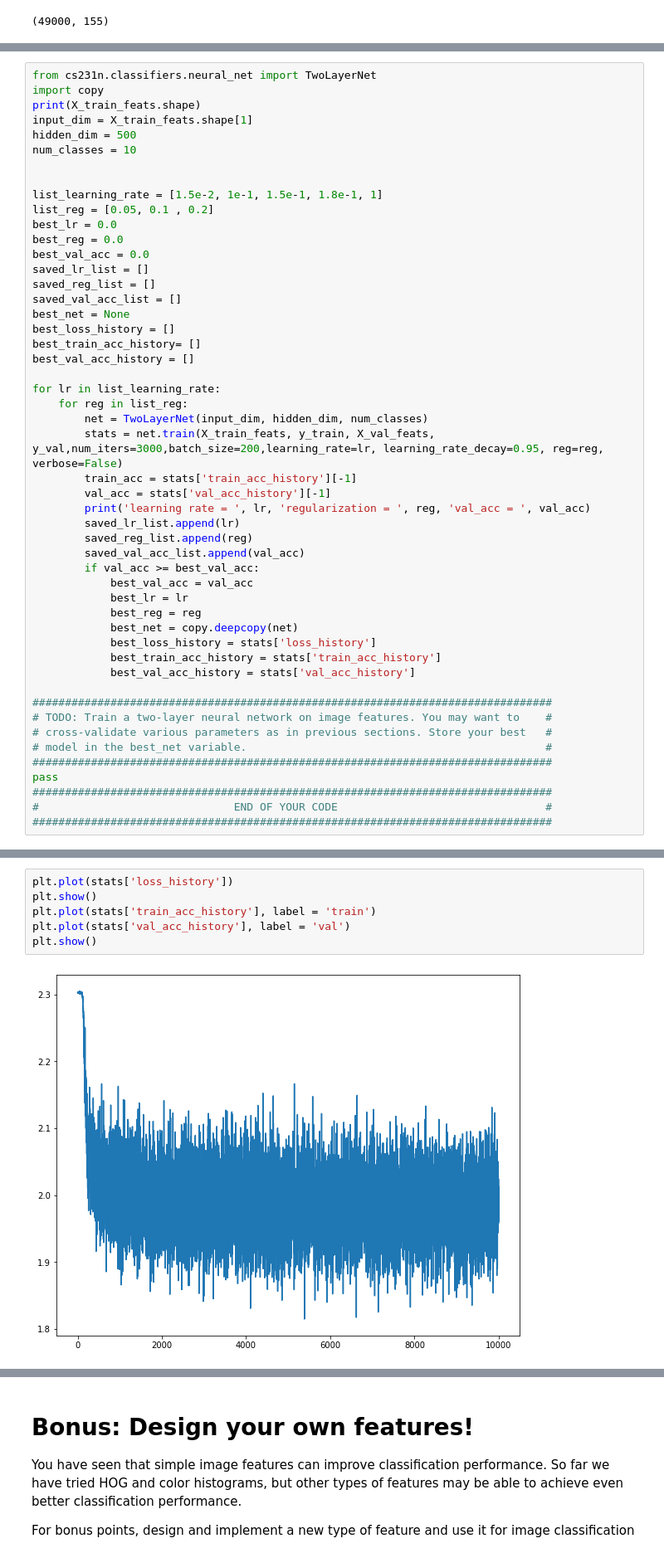
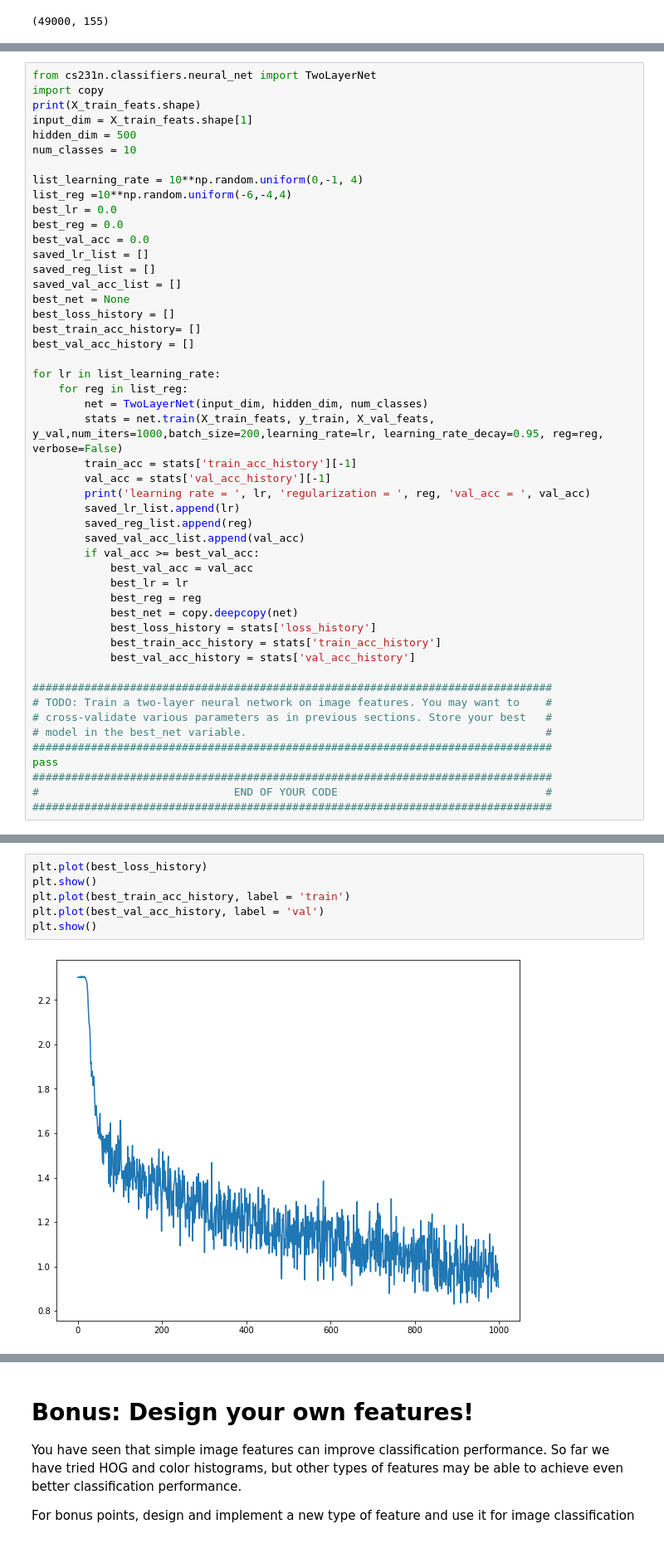
Before and after one commit to loggerJK/cs231n, a Jupyter notebook: assignment1/features.ipynb, the cells around one changed output, grey strips where cells are left out. Shown: that part at 83% size. Drawn from its saved outputs; the diff is of its cells as text.

```diff
--- a/assignment1/features.ipynb
+++ b/assignment1/features.ipynb
@@ -264,9 +271,8 @@ input_dim = X_train_feats.shape[1]
 hidden_dim = 500
 num_classes = 10
 
-
-list_learning_rate = [1.5e-2, 1e-1, 1.5e-1, 1.8e-1, 1]
-list_reg = [0.05, 0.1 , 0.2]
+list_learning_rate = 10**np.random.uniform(0,-1, 4)
+list_reg =10**np.random.uniform(-6,-4,4)
 best_lr = 0.0
 best_reg = 0.0
 best_val_acc = 0.0
@@ -281,7 +287,7 @@ best_val_acc_history = []
 for lr in list_learning_rate:
     for reg in list_reg:
         net = TwoLayerNet(input_dim, hidden_dim, num_classes)
-        stats = net.train(X_train_feats, y_train, X_val_feats, y_val,num_iters=3000,batch_size=200,learning_rate=lr, learning_rate_decay=0.95, reg=reg, verbose=False)
+        stats = net.train(X_train_feats, y_train, X_val_feats, y_val,num_iters=1000,batch_size=200,learning_rate=lr, learning_rate_decay=0.95, reg=reg, verbose=False)
         train_acc = stats['train_acc_history'][-1]
         val_acc = stats['val_acc_history'][-1]
         print('learning rate = ', lr, 'regularization = ', reg, 'val_acc = ', val_acc)
@@ -351,8 +337,8 @@ iteration 9900 / 10000: loss 1.970370
 # %%
-plt.plot(stats['loss_history'])
+plt.plot(best_loss_history)
 plt.show()
-plt.plot(stats['train_acc_history'], label = 'train')
-plt.plot(stats['val_acc_history'], label = 'val')
+plt.plot(best_train_acc_history, label = 'train')
+plt.plot(best_val_acc_history, label = 'val')
 plt.show()
 # %% [output]
-[figure, old version]
+[figure, new version]
```
Also changed, not shown: parts of 6 cells of this notebook.
